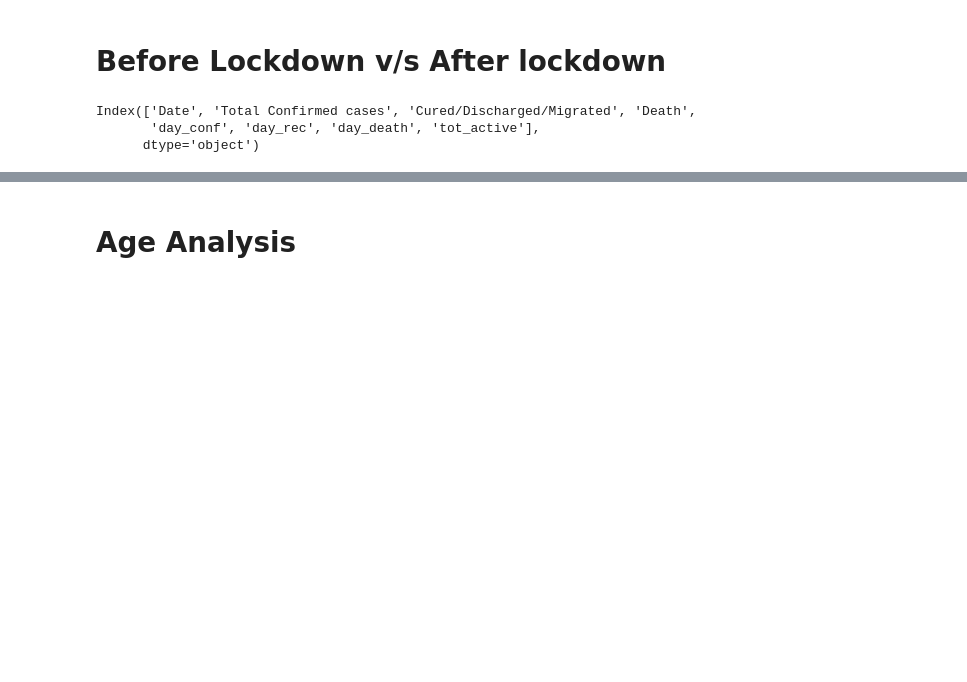
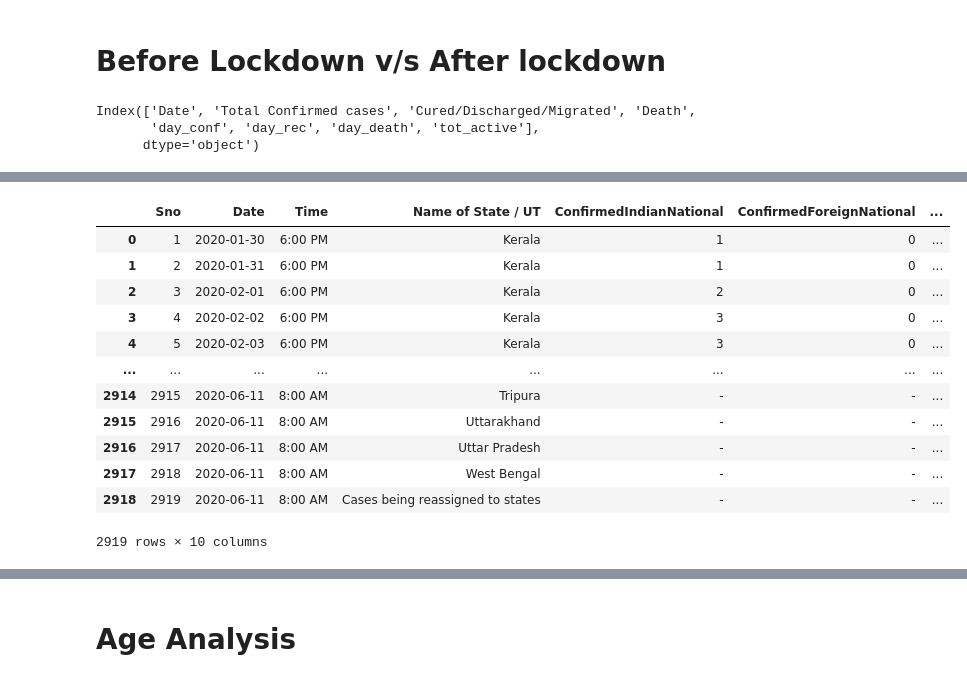
Before and after one commit to Covid-Analytics-India/covid19-analysis, a Jupyter notebook: SarthakTesting.ipynb, the cells around one changed output, grey strips where cells are left out. Drawn from its saved outputs; the diff is of its cells as text; code cells hidden in the pictures; blank space fills up the shorter version.

```diff
--- a/SarthakTesting.ipynb
+++ b/SarthakTesting.ipynb
@@ -780,3 +775,23 @@ Index(['Date', 'Name of State / UT', 'Total Confirmed cases (Indian National)',
        'Total Confirmed cases'],
       dtype='object')
+# %%
+gov_data['Active'] = 1
+for i in gov_data.index:
+    gov_data['Active'][i] = (gov_data['Total Confirmed cases'][i] - (gov_data['Cured/Discharged/Migrated'][i] + gov_data['Death'][i] ))
+# %%
+gov_data
+# %% [output]
+|  | Sno | Date | Time | Name of State / UT | ConfirmedIndianNational | ConfirmedForeignNational | ... |
+| 0 | 1 | 2020-01-30 | 6:00 PM | Kerala | 1 | 0 | ... |
+| 1 | 2 | 2020-01-31 | 6:00 PM | Kerala | 1 | 0 | ... |
+| 2 | 3 | 2020-02-01 | 6:00 PM | Kerala | 2 | 0 | ... |
+| 3 | 4 | 2020-02-02 | 6:00 PM | Kerala | 3 | 0 | ... |
+| 4 | 5 | 2020-02-03 | 6:00 PM | Kerala | 3 | 0 | ... |
+| ... | ... | ... | ... | ... | ... | ... | ... |
+| 2914 | 2915 | 2020-06-11 | 8:00 AM | Tripura | - | - | ... |
+| 2915 | 2916 | 2020-06-11 | 8:00 AM | Uttarakhand | - | - | ... |
+| 2916 | 2917 | 2020-06-11 | 8:00 AM | Uttar Pradesh | - | - | ... |
+| 2917 | 2918 | 2020-06-11 | 8:00 AM | West Bengal | - | - | ... |
+| 2918 | 2919 | 2020-06-11 | 8:00 AM | Cases being reassigned to states | - | - | ... |
+2919 rows × 10 columns
 # %%
```
Also changed, not shown: parts of 20 cells of this notebook.
